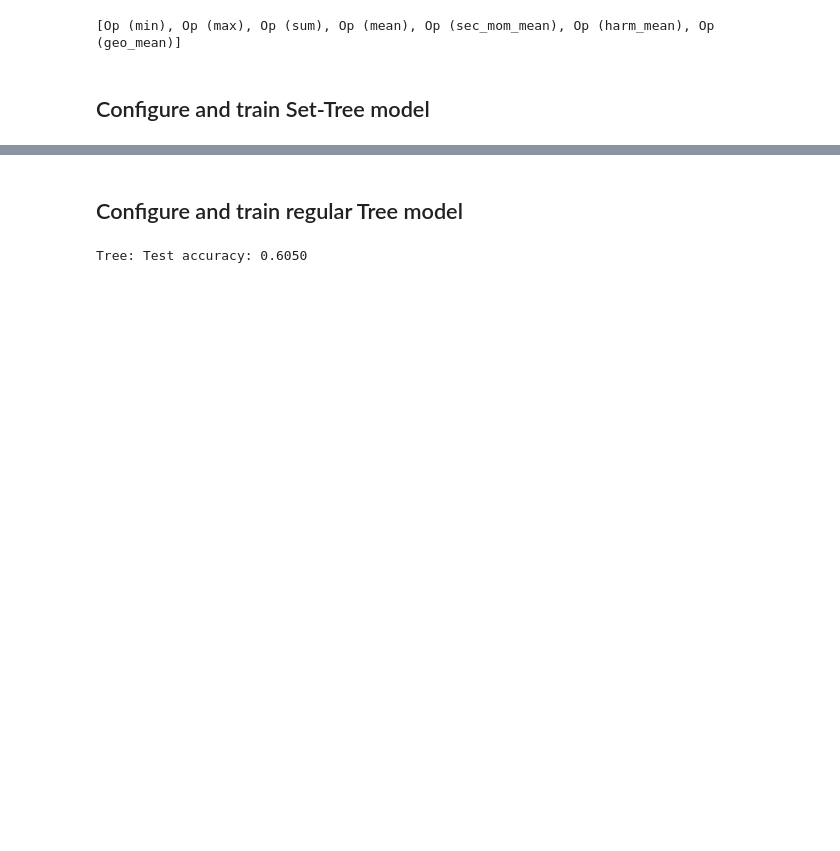
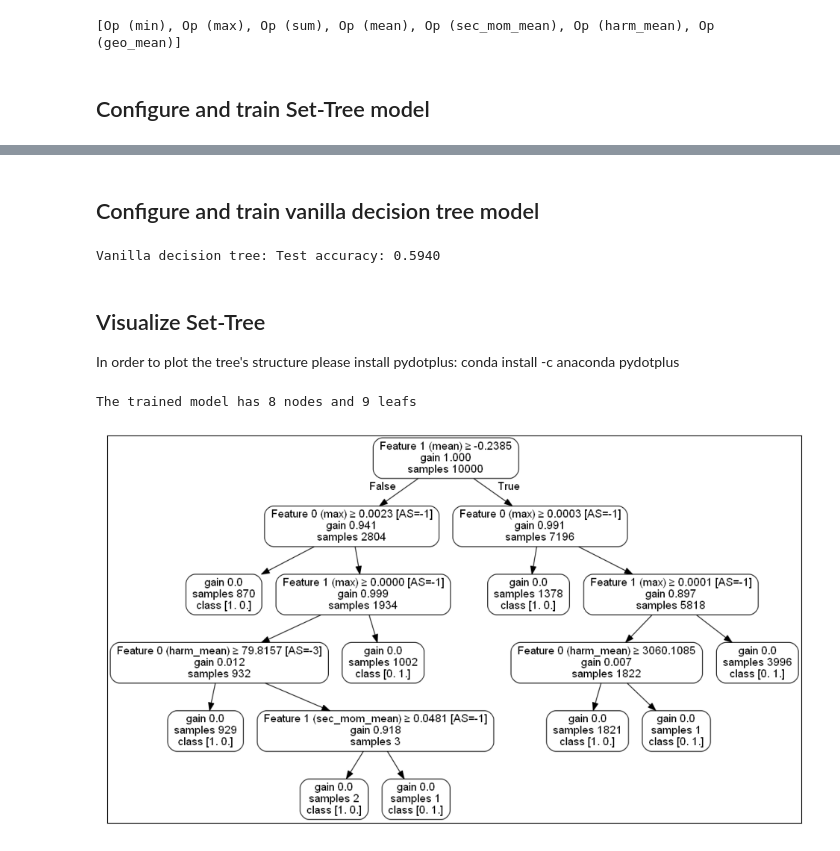
Before and after one commit to TAU-MLwell/Set-Tree, a Jupyter notebook: example.ipynb, the cells around one changed output, grey strips where cells are left out. Cells and saved outputs as stored; diff of their text form; code cells hidden in the pictures; blank space fills up the shorter version.

```diff
--- a/example.ipynb
+++ b/example.ipynb
@@ -57,5 +66,5 @@ Set-Tree: Test accuracy: 0.9980
 # %% [markdown]
-## Configure and train regular Tree model
+## Configure and train vanilla decision tree model
 # %%
 x_train_flat, x_test_flat = settree.flatten_datasets(ds_train, ds_test, list_of_operations)
 tree_model = DecisionTreeClassifier(criterion="gini",
@@ -69,6 +78,22 @@ tree_model = DecisionTreeClassifier(criterion="gini",
 
 tree_model.fit(x_train_flat, y_train)
 tree_test_acc = (tree_model.predict(x_test_flat) == y_test).mean()
-print('Regular Tree: Test accuracy: {:.4f}'.format(tree_test_acc))
+print('Vanilla decision tree: Test accuracy: {:.4f}'.format(tree_test_acc))
 # %% [output]
-Tree: Test accuracy: 0.6050
+Vanilla decision tree: Test accuracy: 0.5940
+# %% [markdown]
+## Visualize Set-Tree
+In order to plot the tree's structure please install pydotplus:
+conda install -c anaconda pydotplus
+# %%
+from exps.eval_utils.plotting import save_dt_plot
+print('The trained model has {} nodes and {} leafs'.format(set_tree_model.n_nodes,
+                                                           set_tree_model.n_leafs))
+save_dt_plot(set_tree_model, features_list=None, dir='', file_name='dt_graph.jpg')
+fig=plt.figure(figsize=(12,8), dpi= 100, facecolor='w', edgecolor='k')
+plt.imshow(plt.imread(os.path.join(os.getcwd(), 'dt_graph.jpg')))
+plt.xticks([]), plt.yticks([])
+plt.show()
+# %% [output]
+The trained model has 8 nodes and 9 leafs
+[figure, added]
```
Also changed, not shown: parts of 9 cells of this notebook, 1 other file.
